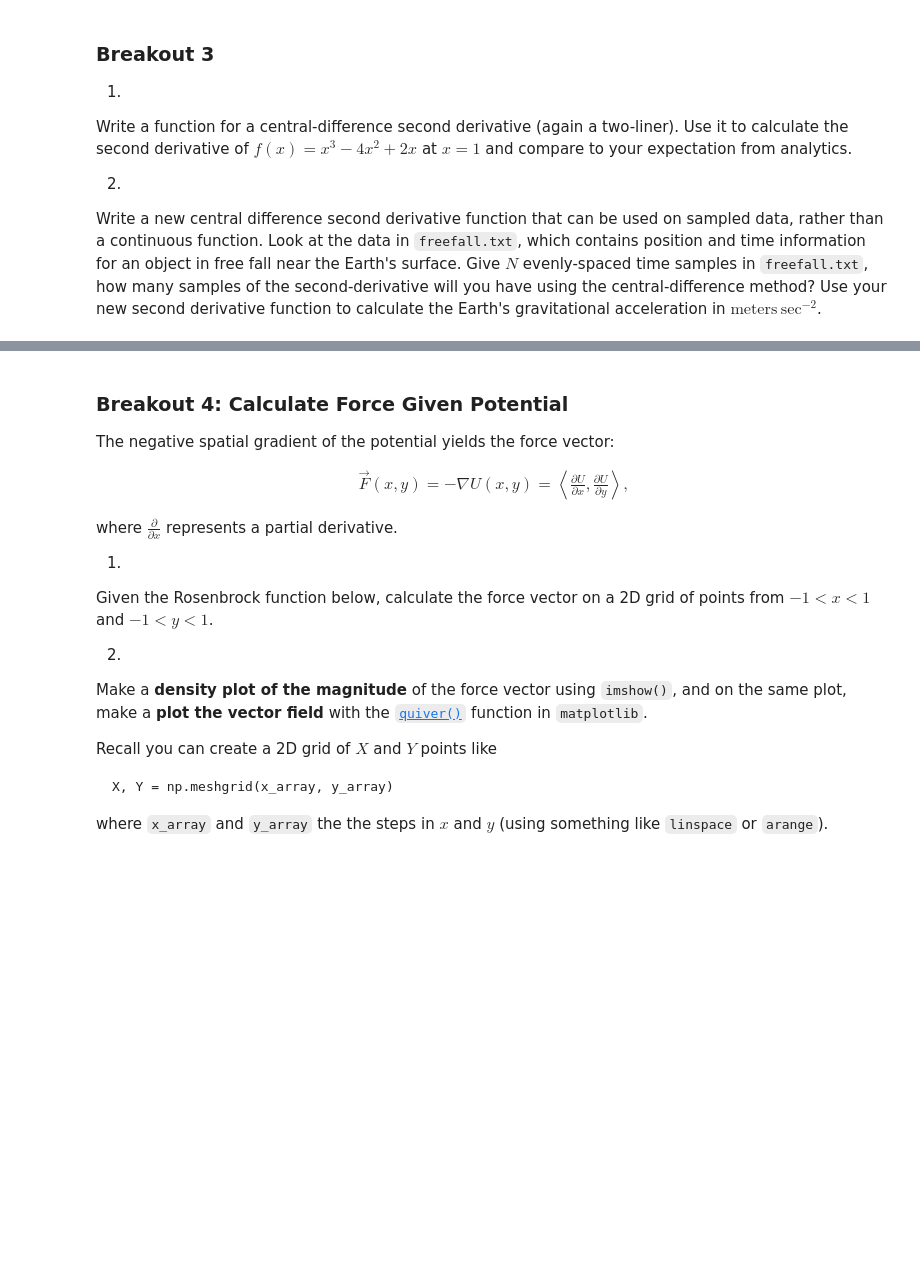
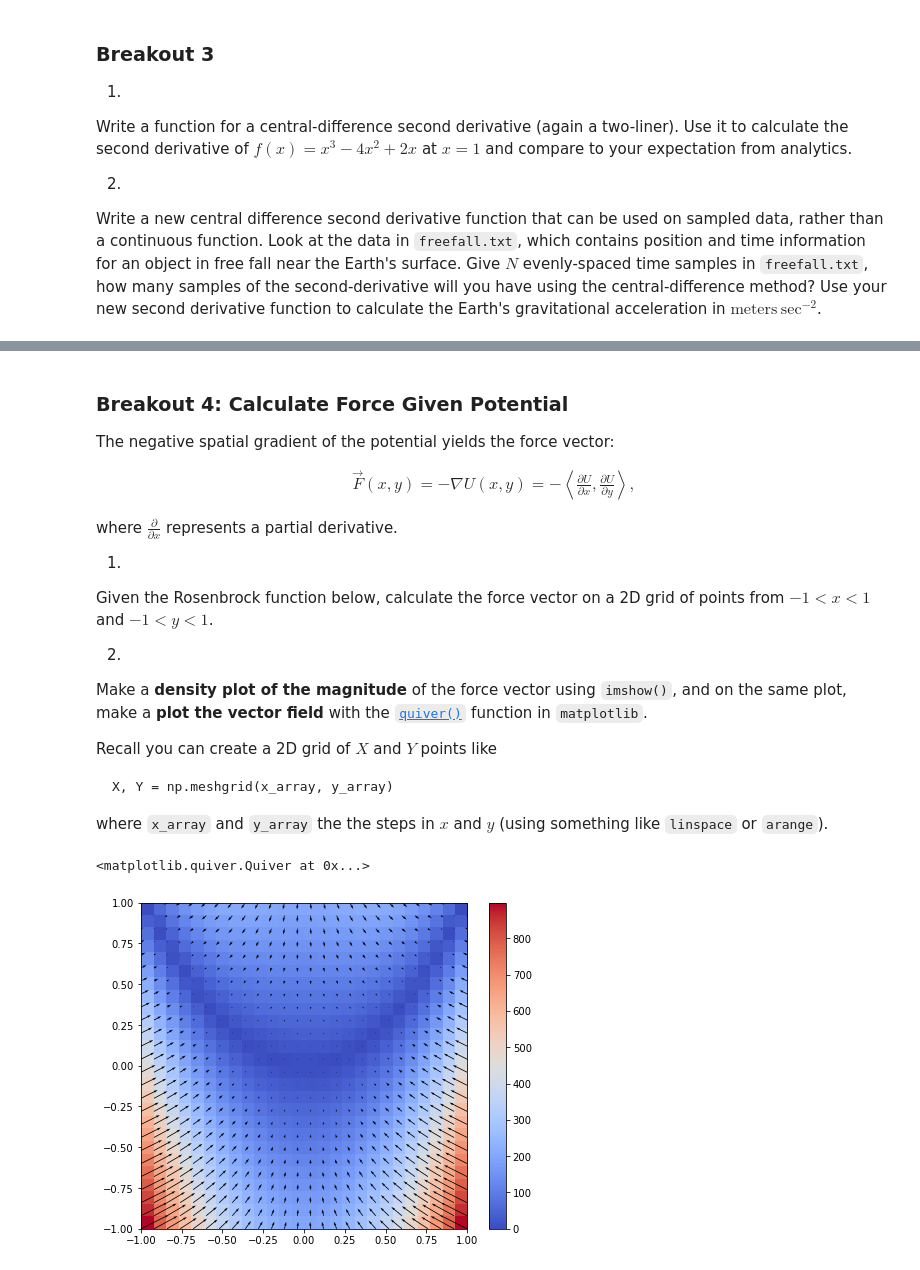
Before and after one commit to nkern/Astro_9, a Jupyter notebook: lectures/04_CompPhys/Numerical_Differentiation.ipynb, the cells around one changed output, grey strips where cells are left out. Drawn from its saved outputs; the diff is of its cells as text; code cells hidden in the pictures; blank space fills up the shorter version.

```diff
--- a/lectures/04_CompPhys/Numerical_Differentiation.ipynb
+++ b/lectures/04_CompPhys/Numerical_Differentiation.ipynb
@@ -211,0 +227,15 @@ Write a new central difference second derivative function that can be used on sa
+# %%
+# Derivative
+h = 1e-5
+print("central-difference second derivative with h = {} has error = {}".format(h, -2-central_second_deriv(func, 1, h=h)))
+
+# load freefall data
+time, pos = np.loadtxt('data/freefall.txt', delimiter=',', unpack=True)
+dt = time[1] - time[0]
+
+# Get second derivative at three points
+sec_deriv = []
+for i in range(len(pos))[1:-1]:
+        sec_deriv.append(central_second_deriv_sampled(pos[i-1], pos[i], pos[i+1], dt))
+
+print("The gravitational acceleration near the Earth's surface is roughly {:.5f} m/sec^2".format(np.mean(sec_deriv)))
@@ -231,7 +264,7 @@ The second partial derivative with respect to only $x$ and only $y$ can be found
 The negative spatial gradient of the potential yields the force vector:
 
 \begin{align}
-\vec{F}(x, y) = -\nabla U(x, y) = \left<\frac{\partial U}{\partial x}, \frac{\partial U}{\partial y}\right>,
+\vec{F}(x, y) = -\nabla U(x, y) = -\left<\frac{\partial U}{\partial x}, \frac{\partial U}{\partial y}\right>,
 \end{align}
 
 where $\frac{\partial}{\partial x}$ represents a partial derivative.
@@ -250,3 +283,29 @@ where `x_array` and `y_array` the the steps in $x$ and $y$ (using something like
 # %%
 def rosenbrock(x, y, a=1, b=100):
     return (a-x)**2 +b*(y - x**2)**2
+# %%
+def partial_x(func, x, y, h=1e-5):
+        return (func(x+h/2, y) - func(x-h/2, y))/h
+
+def partial_y(func, x, y, h=1e-5):
+    return (func(x, y+h/2) - func(x, y-h/2))/h
+# %%
+# Setup meshgrid
+x = np.linspace(-1, 1, 26)
+y = np.linspace(-1, 1, 26)
+X, Y = np.meshgrid(x, y)
+# %%
+# iterate through grid cells and calculate derivative
+px = partial_x(rosenbrock, X, Y, h=1e-5)
+py = partial_y(rosenbrock, X, Y, h=1e-5)
+pmag = np.sqrt(px**2 + py**2)
+# %%
+# Plot density plot
+fig = plt.figure(figsize=(8,6))
+ax = fig.add_subplot(1, 1, 1)
+cax = ax.imshow(pmag, extent=(-1, 1, -1, 1), cmap='coolwarm', origin='lower')
+fig.colorbar(cax)
+ax.quiver(X, Y, -px, -py)
+# %% [output]
+<matplotlib.quiver.Quiver at 0x...>
+[figure, added]
```
Also changed, not shown: parts of 6 cells of this notebook, 2 other files.
